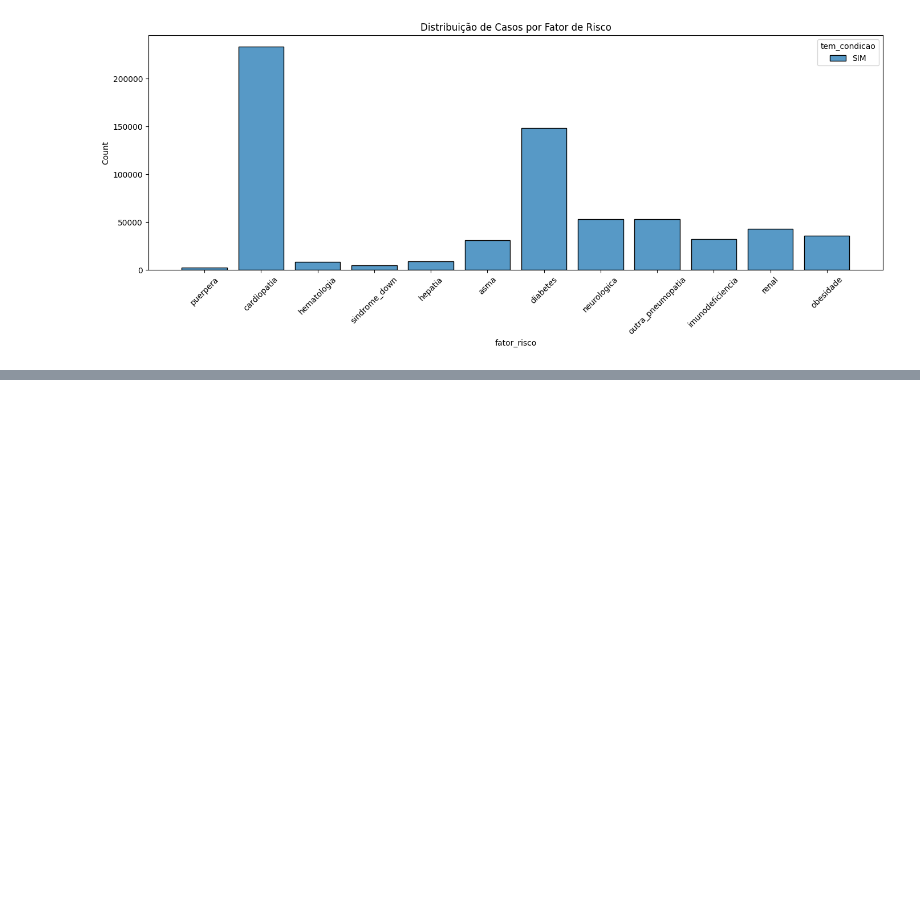
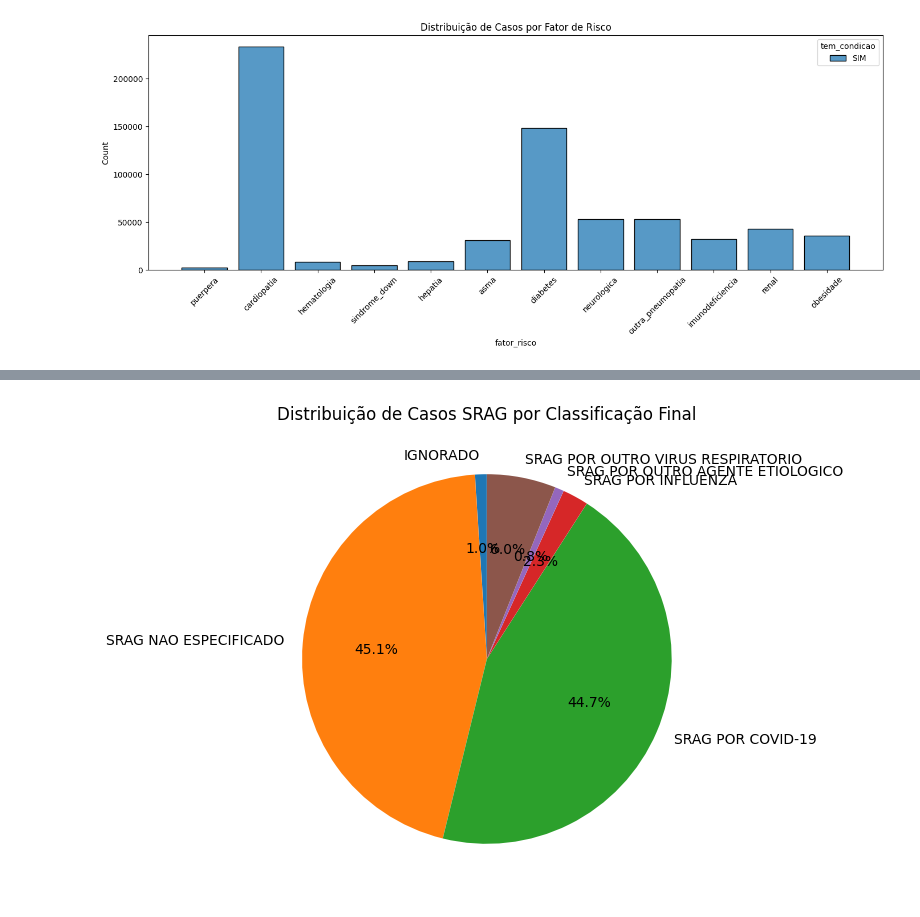
Before and after one commit to guifaraco/analytics-air-quality, a Jupyter notebook: notebooks/graficos_sus.ipynb, the cells around one changed output, grey strips where cells are left out. Saved outputs shown, nothing was run; the diff lists cells and outputs as text; code cells hidden in the pictures; blank space fills up the shorter version.

```diff
--- a/notebooks/graficos_sus.ipynb
+++ b/notebooks/graficos_sus.ipynb
@@ -271,0 +380,13 @@ plt.show()
+# %%
+# Agrupar apenas por classificação final
+df_srag = df.groupby('srag')['numero_total_casos'].sum().reset_index()
+
+plt.figure(figsize=(10, 6))
+plt.pie(df_srag['numero_total_casos'],
+        labels=df_srag['srag'],
+        autopct='%1.1f%%',
+        startangle=90)
+plt.title('Distribuição de Casos SRAG por Classificação Final')
+plt.show()
+# %% [output]
+[figure, added]
```
Also changed, not shown: parts of 9 cells of this notebook, 4 other files.
